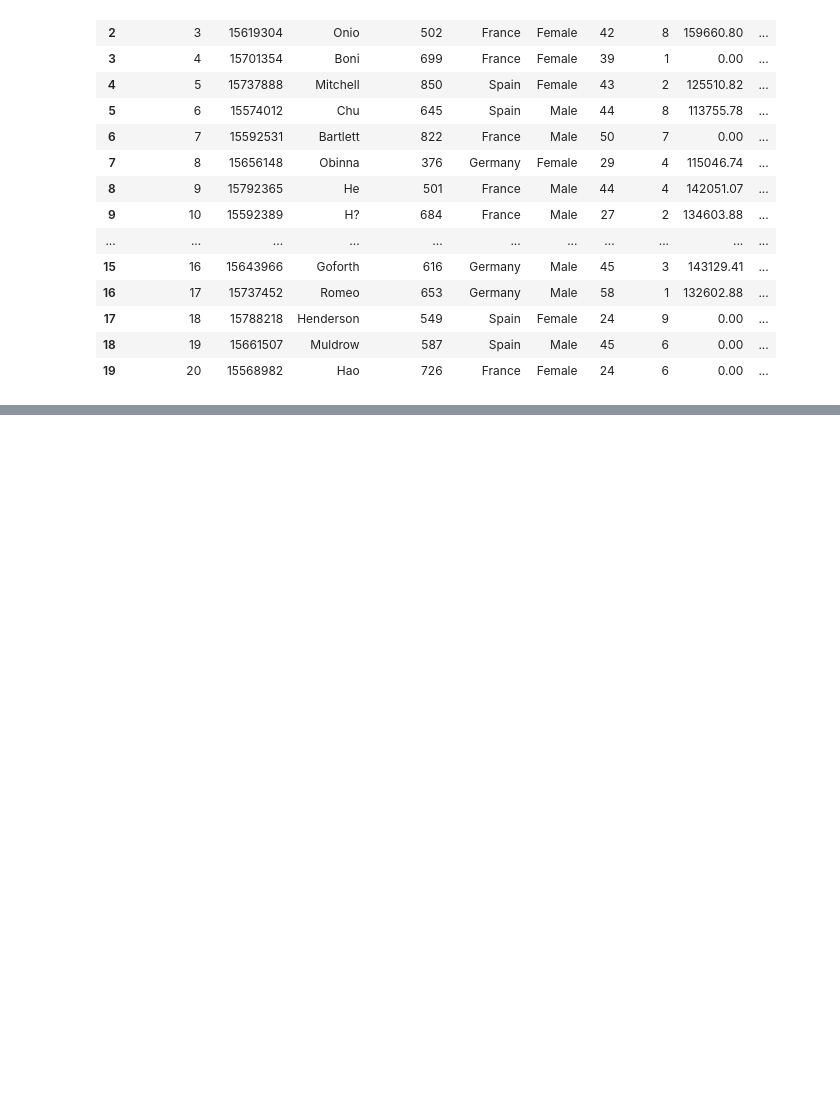
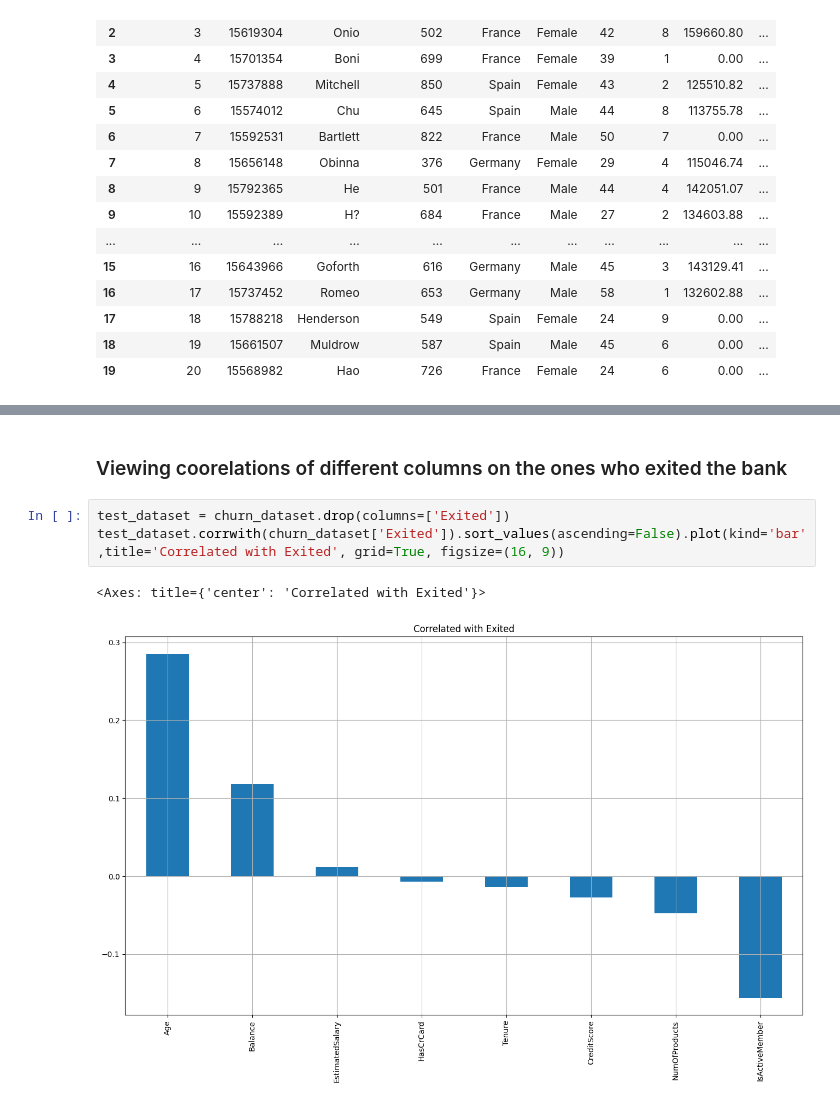
Before and after one commit to oliszymanski/churn-for-bank-customers, a Jupyter notebook: notebooks/churn_for_bank_customers.ipynb, the cells around one changed output, grey strips where cells are left out. Cells and saved outputs as stored; diff of their text form; blank space fills up the shorter version.

```diff
--- a/notebooks/churn_for_bank_customers.ipynb
+++ b/notebooks/churn_for_bank_customers.ipynb
@@ -97,0 +108,8 @@ churn_dataset
+# %% [markdown]
+### Viewing coorelations of different columns on the ones who exited the bank
+# %%
+test_dataset = churn_dataset.drop(columns=['Exited'])
+test_dataset.corrwith(churn_dataset['Exited']).sort_values(ascending=False).plot(kind='bar',title='Correlated with Exited', grid=True, figsize=(16, 9))
+# %% [output]
+<Axes: title={'center': 'Correlated with Exited'}>
+[figure, added]
```
Also changed, not shown: parts of 3 cells of this notebook.
